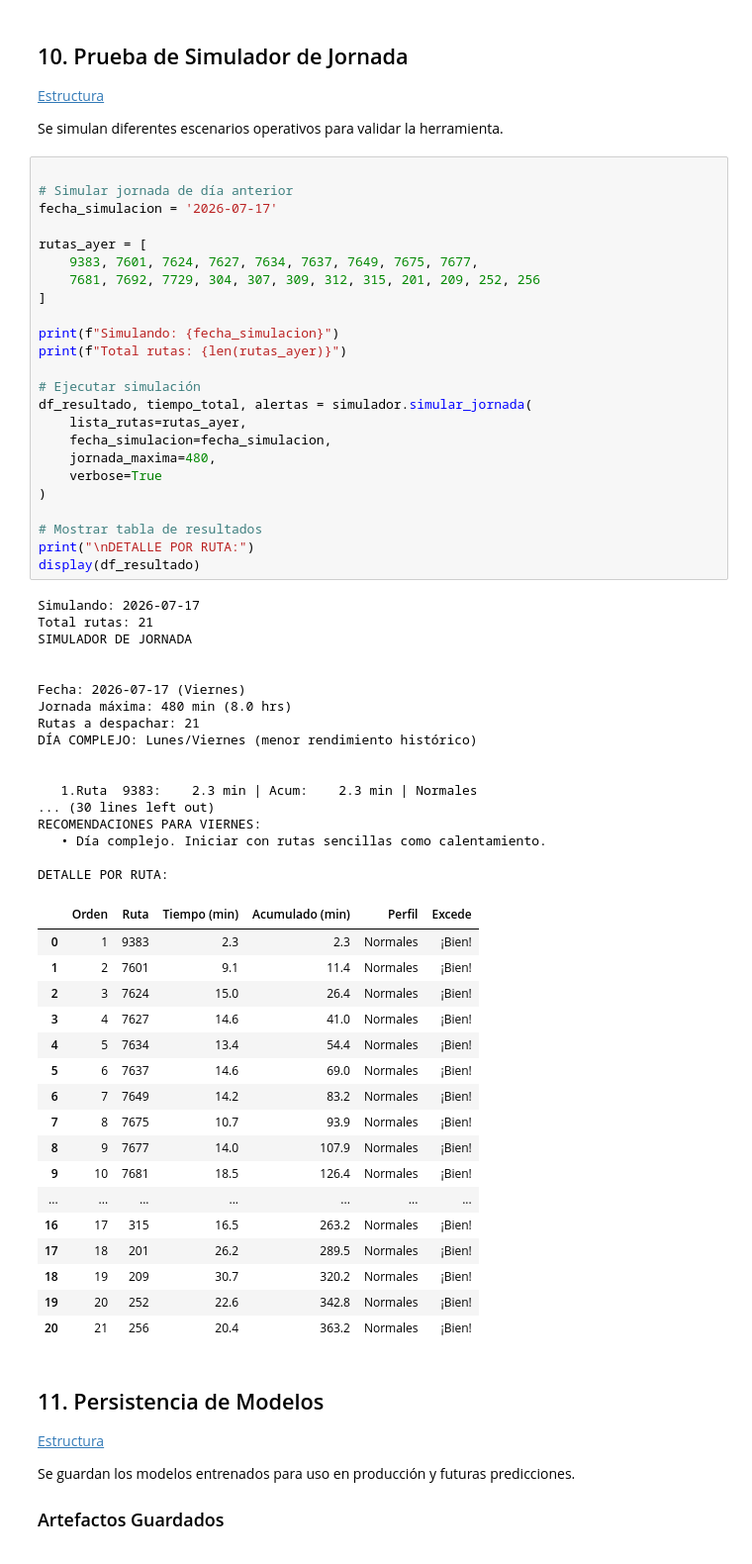
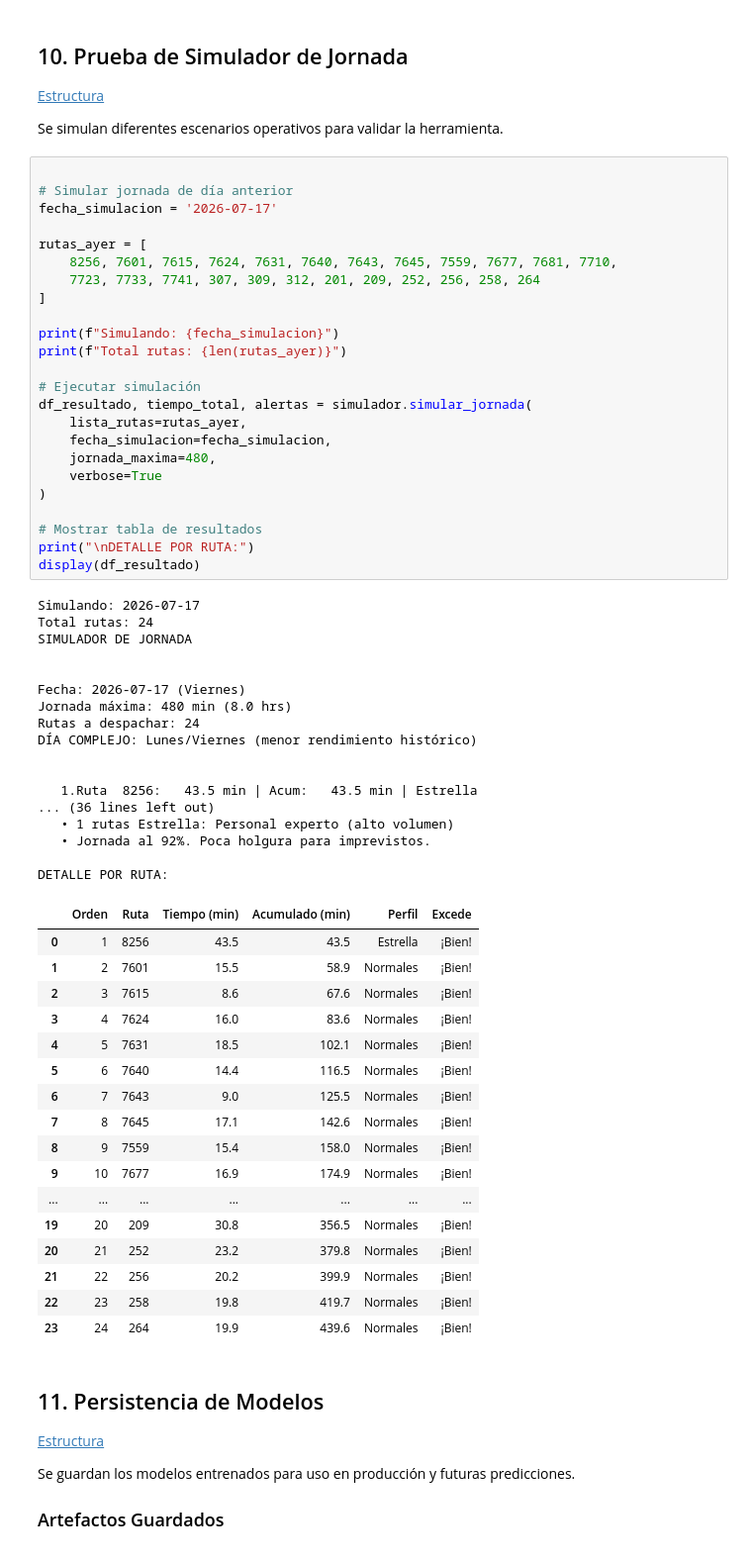
Before and after one commit to pixel-phy/optimizacion_despachos, a Jupyter notebook: notebooks/02_machine_learning.ipynb, the cells around one changed output. Shown at 99% size. Saved outputs shown, nothing was run; the diff lists cells and outputs as text.

```diff
--- a/notebooks/02_machine_learning.ipynb
+++ b/notebooks/02_machine_learning.ipynb
@@ -1328,59 +1328,59 @@ Se simulan diferentes escenarios operativos para validar la herramienta.
 fecha_simulacion = '2026-07-17'
 
 rutas_ayer = [
-    9383, 7601, 7624, 7627, 7634, 7637, 7649, 7675, 7677,
-    7681, 7692, 7729, 304, 307, 309, 312, 315, 201, 209, 252, 256
+    8256, 7601, 7615, 7624, 7631, 7640, 7643, 7645, 7559, 7677, 7681, 7710,
+    7723, 7733, 7741, 307, 309, 312, 201, 209, 252, 256, 258, 264
 ]
 
 print(f"Simulando: {fecha_simulacion}")
 print(f"Total rutas: {len(rutas_ayer)}")
 
 # Ejecutar simulación
 df_resultado, tiempo_total, alertas = simulador.simular_jornada(
     lista_rutas=rutas_ayer,
     fecha_simulacion=fecha_simulacion,
     jornada_maxima=480,
     verbose=True
 )
 
 # Mostrar tabla de resultados
 print("\nDETALLE POR RUTA:")
 display(df_resultado)
 # %% [output]
 Simulando: 2026-07-17
-Total rutas: 21
+Total rutas: 24
 SIMULADOR DE JORNADA
 
 
 Fecha: 2026-07-17 (Viernes)
 Jornada máxima: 480 min (8.0 hrs)
-Rutas a despachar: 21
+Rutas a despachar: 24
 DÍA COMPLEJO: Lunes/Viernes (menor rendimiento histórico)
 
 
-   1.Ruta  9383:    2.3 min | Acum:    2.3 min | Normales
-... (30 lines left out)
-RECOMENDACIONES PARA VIERNES:
-   • Día complejo. Iniciar con rutas sencillas como calentamiento.
+   1.Ruta  8256:   43.5 min | Acum:   43.5 min | Estrella
+... (36 lines left out)
+   • 1 rutas Estrella: Personal experto (alto volumen)
+   • Jornada al 92%. Poca holgura para imprevistos.
 
 DETALLE POR RUTA:
 |  | Orden | Ruta | Tiempo (min) | Acumulado (min) | Perfil | Excede |
-| 0 | 1 | 9383 | 2.3 | 2.3 | Normales | ¡Bien! |
-| 1 | 2 | 7601 | 9.1 | 11.4 | Normales | ¡Bien! |
-| 2 | 3 | 7624 | 15.0 | 26.4 | Normales | ¡Bien! |
-| 3 | 4 | 7627 | 14.6 | 41.0 | Normales | ¡Bien! |
-| 4 | 5 | 7634 | 13.4 | 54.4 | Normales | ¡Bien! |
-| 5 | 6 | 7637 | 14.6 | 69.0 | Normales | ¡Bien! |
-| 6 | 7 | 7649 | 14.2 | 83.2 | Normales | ¡Bien! |
-| 7 | 8 | 7675 | 10.7 | 93.9 | Normales | ¡Bien! |
-| 8 | 9 | 7677 | 14.0 | 107.9 | Normales | ¡Bien! |
-| 9 | 10 | 7681 | 18.5 | 126.4 | Normales | ¡Bien! |
+| 0 | 1 | 8256 | 43.5 | 43.5 | Estrella | ¡Bien! |
+| 1 | 2 | 7601 | 15.5 | 58.9 | Normales | ¡Bien! |
+| 2 | 3 | 7615 | 8.6 | 67.6 | Normales | ¡Bien! |
+| 3 | 4 | 7624 | 16.0 | 83.6 | Normales | ¡Bien! |
+| 4 | 5 | 7631 | 18.5 | 102.1 | Normales | ¡Bien! |
+| 5 | 6 | 7640 | 14.4 | 116.5 | Normales | ¡Bien! |
+| 6 | 7 | 7643 | 9.0 | 125.5 | Normales | ¡Bien! |
+| 7 | 8 | 7645 | 17.1 | 142.6 | Normales | ¡Bien! |
+| 8 | 9 | 7559 | 15.4 | 158.0 | Normales | ¡Bien! |
+| 9 | 10 | 7677 | 16.9 | 174.9 | Normales | ¡Bien! |
 | ... | ... | ... | ... | ... | ... | ... |
-| 16 | 17 | 315 | 16.5 | 263.2 | Normales | ¡Bien! |
-| 17 | 18 | 201 | 26.2 | 289.5 | Normales | ¡Bien! |
-| 18 | 19 | 209 | 30.7 | 320.2 | Normales | ¡Bien! |
-| 19 | 20 | 252 | 22.6 | 342.8 | Normales | ¡Bien! |
-| 20 | 21 | 256 | 20.4 | 363.2 | Normales | ¡Bien! |
+| 19 | 20 | 209 | 30.8 | 356.5 | Normales | ¡Bien! |
+| 20 | 21 | 252 | 23.2 | 379.8 | Normales | ¡Bien! |
+| 21 | 22 | 256 | 20.2 | 399.9 | Normales | ¡Bien! |
+| 22 | 23 | 258 | 19.8 | 419.7 | Normales | ¡Bien! |
+| 23 | 24 | 264 | 19.9 | 439.6 | Normales | ¡Bien! |
 # %% [markdown]
 ## 11. Persistencia de Modelos <a id='persistencia'></a>
 [Estructura](#estructura)
```
Also changed, not shown: parts of 10 cells of this notebook, 11 other files.
